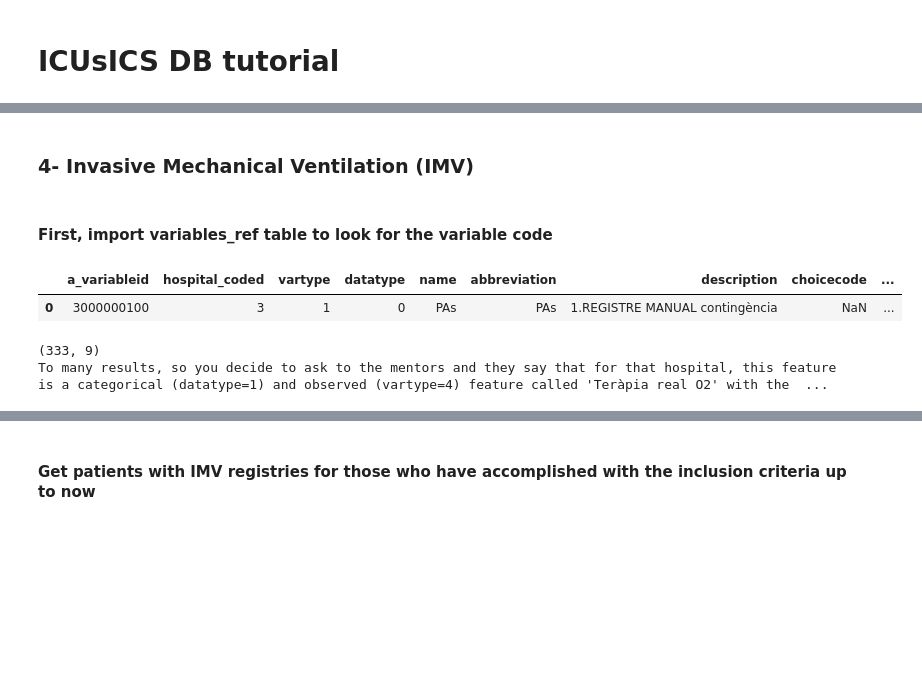
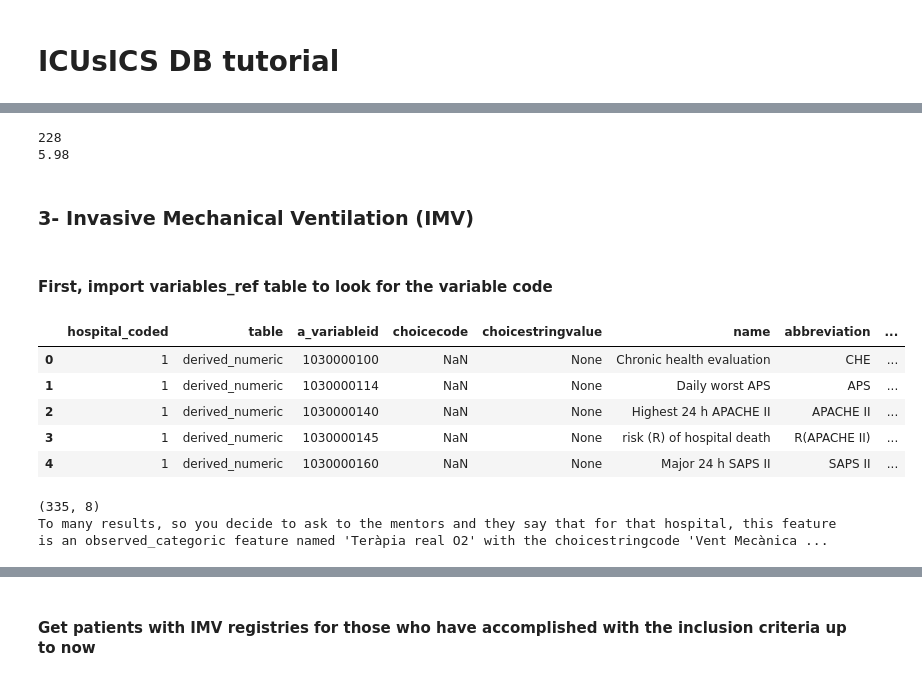
Before and after one commit to Ps7Pep/tgndatathon2022, a Jupyter notebook: icusics_db_tutorial.ipynb, the cells around one changed output, grey strips where cells are left out. Cells and saved outputs as stored; diff of their text form; code cells hidden in the pictures; blank space fills up the shorter version.

```diff
--- a/icusics_db_tutorial.ipynb
+++ b/icusics_db_tutorial.ipynb
@@ -109,27 +112,38 @@ los7d_diags_cvc = los7d_diags[los7d_diags['a_patientid'].isin(cvc_patlist)]
+# %%
+print(los2d_pneumopd['a_patientid'].nunique())
+print(round(los2d_pneumopd['a_patientid'].nunique()/patients['a_patientid'].nunique()*100,2))
+# %% [output]
+228
+5.98
 # %% [markdown]
-### 4- Invasive Mechanical Ventilation (IMV)
+### 3- Invasive Mechanical Ventilation (IMV)
 # %% [markdown]
 #### First, import variables_ref table to look for the variable code
 # %%
-variables_ref = pd.read_csv(f's3://{db}/{h}_db/variables_ref/{h}_variables_ref.csv')
+d_variables = pd.read_parquet('s3://icusics-db/d_variables/d_variables.parquet')
 # %%
-variables_ref.head(1)
+d_variables.head()
 # %% [output]
-|  | a_variableid | hospital_coded | vartype | datatype | name | abbreviation | description | choicecode | ... |
-| 0 | 3000000100 | 3 | 1 | 0 | PAs | PAs | 1.REGISTRE MANUAL contingència | NaN | ... |
+|  | hospital_coded | table | a_variableid | choicecode | choicestringvalue | name | abbreviation | ... |
+| 0 | 1 | derived_numeric | 1030000100 | NaN | None | Chronic health evaluation | CHE | ... |
+| 1 | 1 | derived_numeric | 1030000114 | NaN | None | Daily worst APS | APS | ... |
+| 2 | 1 | derived_numeric | 1030000140 | NaN | None | Highest 24 h APACHE II | APACHE II | ... |
+| 3 | 1 | derived_numeric | 1030000145 | NaN | None | risk (R) of hospital death | R(APACHE II) | ... |
+| 4 | 1 | derived_numeric | 1030000160 | NaN | None | Major 24 h SAPS II | SAPS II | ... |
 # %%
 # define key characters (remember that strings in this db can be in english, catalan or spanish language) to start a blind search
 
 key_chars = 'vent|mec|inv'
 
-result = variables_ref[(variables_ref['name'].str.contains(key_chars, case=False, na=False)) | (
-    variables_ref['description'].str.contains(key_chars, case=False, na=False)) | (
-    variables_ref['choicestringvalue'].str.contains(key_chars, case=False, na=False))]
+imv_result_dummy = d_variables[(d_variables['hospital_coded']==3) & (
+    (d_variables['name'].str.contains(key_chars, case=False, na=False)) | (
+    d_variables['description'].str.contains(key_chars, case=False, na=False)) | (
+    d_variables['choicestringvalue'].str.contains(key_chars, case=False, na=False)))]
 
-print(result.shape)
+print(imv_result_dummy.shape)
 
-print("To many results, so you decide to ask to the mentors and they say that for that hospital, this feature is a categorical (datatype=1) and observed (vartype=4) \
-feature called 'Teràpia real O2' with the option 'Vent Mecànica'")
+print("To many results, so you decide to ask to the mentors and they say that for that hospital, this feature is an observed_categoric \
+feature named 'Teràpia real O2' with the choicestringcode 'Vent Mecànica'")
 # %% [output]
-(333, 9)
-To many results, so you decide to ask to the mentors and they say that for that hospital, this feature is a categorical (datatype=1) and observed (vartype=4) feature called 'Teràpia real O2' with the  ...
+(335, 8)
+To many results, so you decide to ask to the mentors and they say that for that hospital, this feature is an observed_categoric feature named 'Teràpia real O2' with the choicestringcode 'Vent Mecànica ...
```
Also changed, not shown: parts of 92 cells of this notebook, 1 other file.
